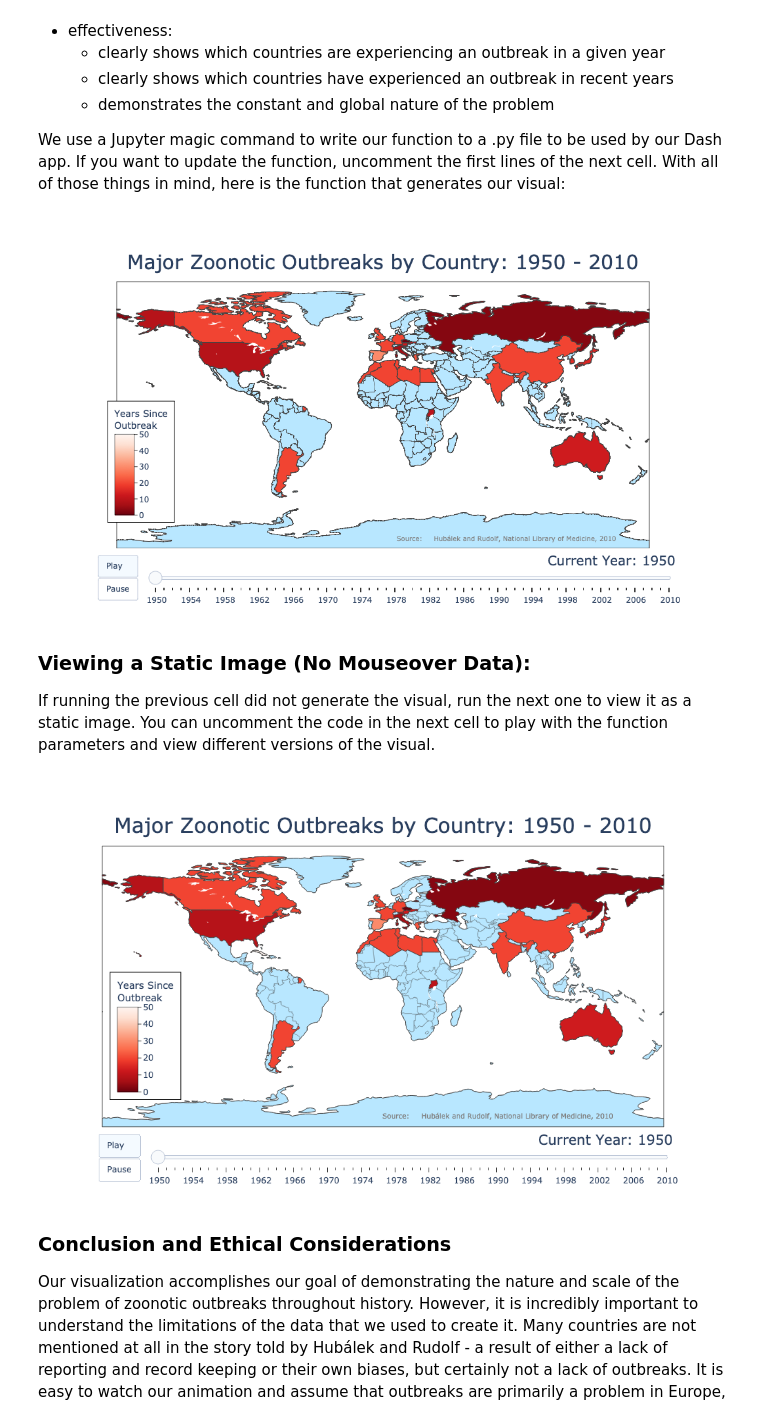
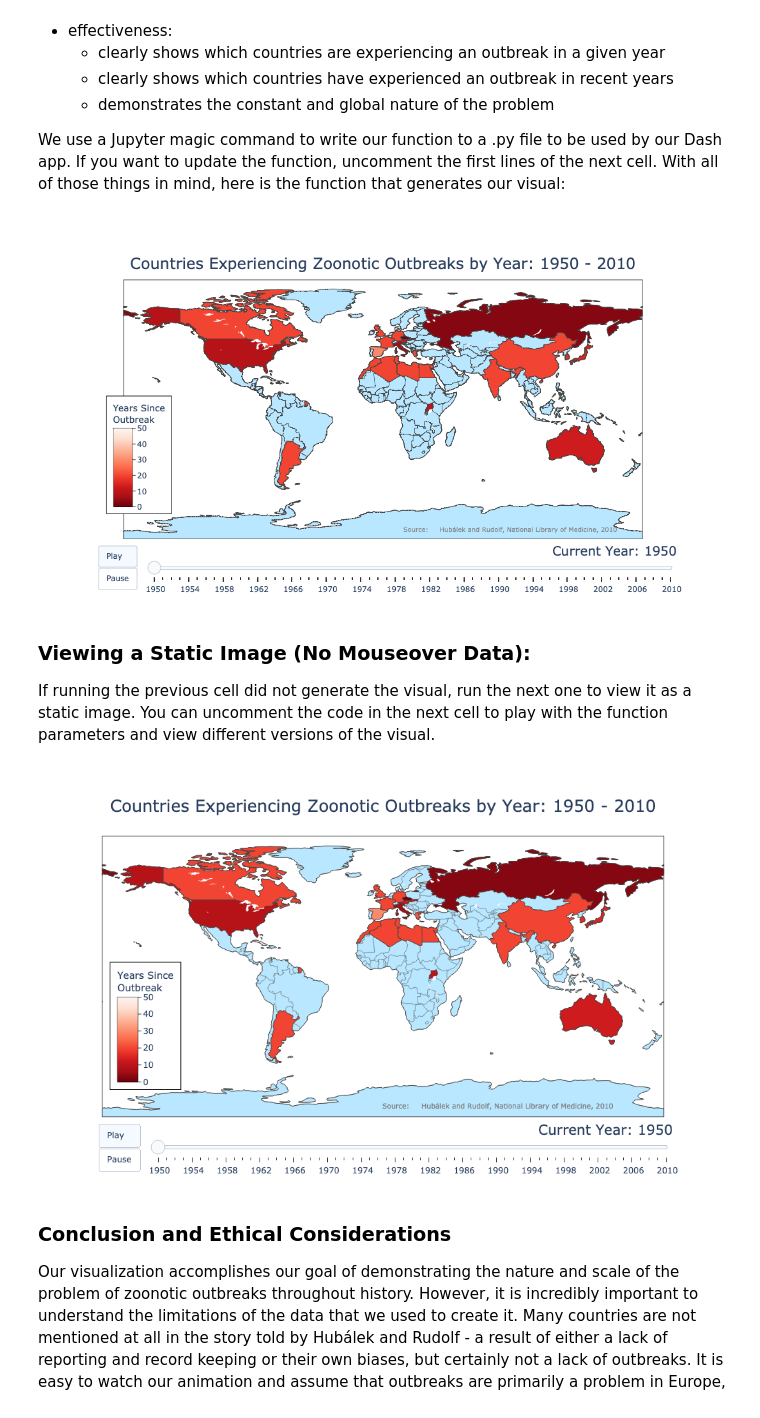
Before and after one commit to alevine5/MADS-Capstone, a Jupyter notebook: notebooks/Historical_Visualization.ipynb, the cells around one changed output. Saved outputs shown, nothing was run; the diff lists cells and outputs as text; code cells hidden in the pictures.

```diff
--- a/notebooks/Historical_Visualization.ipynb
+++ b/notebooks/Historical_Visualization.ipynb
@@ -144,10 +144,10 @@ def generate_historical_viz(df, start=1709, end=2010, past_years=50, country_nam
 
     # Update layout properties
     fig.update_layout(
-        title_text=f"Major Zoonotic Outbreaks by Country: {start} - {end}",
-        title_font_size=30,
+        title_text=f"Countries Experiencing Zoonotic Outbreaks by Year: {start} - {end}",
+        title_font_size=24,
         title_x=.5,
-        title_y=.9,
+        title_y=.89,
         height=600,
         width=1000,
 
@@ -222,7 +222,7 @@ def generate_historical_viz(df, start=1709, end=2010, past_years=50, country_nam
 # %%
 generate_historical_viz(df, 1950, 2010)
 # %% [output]
-[figure, old version]
+[figure, new version]
 # %% [markdown]
 ### Viewing a Static Image (No Mouseover Data):
 
@@ -230,11 +230,11 @@ If running the previous cell did not generate the visual, run the next one to vi
 # %%
 # Uncomment the first line to generate a figure. Uncomment the second line to update the displayed visual with the new figure.
 
-#fig = generate_historical_viz(df, start=1950, end=2010, past_years=50)
-#fig.write_image('../images/static_historical_visual.png')
+fig = generate_historical_viz(df, start=1950, end=2010, past_years=50)
+fig.write_image('../images/static_historical_visual.png')
 Image(filename='../images/static_historical_visual.png')
 # %% [output]
-[figure, old version]
+[figure, new version]
 # %% [markdown]
 ### Conclusion and Ethical Considerations
 Our visualization accomplishes our goal of demonstrating the nature and scale of the problem of zoonotic outbreaks throughout history. However, it is incredibly important to understand the limitations of the data that we used to create it. Many countries are not mentioned at all in the story told by Hubálek and Rudolf - a result of either a lack of reporting and record keeping or their own biases, but certainly not a lack of outbreaks. It is easy to watch our animation and assume that outbreaks are primarily a problem in Europe, Asia, and North America. Our worry is that this will lead observers to conclude that our efforts to combat them should be directed towards those areas of the world, when in reality areas under-represented in the data, such as Sub-Saharan Africa and Southeast Asia, are more in-need of help. In the future, it would be great to incorporate more complete data that includes case counts, deaths, how each multi-country outbreak spread, and more outbreaks representing more countries. Still, thank you for reading our work and we hope you enjoyed and learned something from our visualization.
```
Also changed, not shown: 9 other files.
